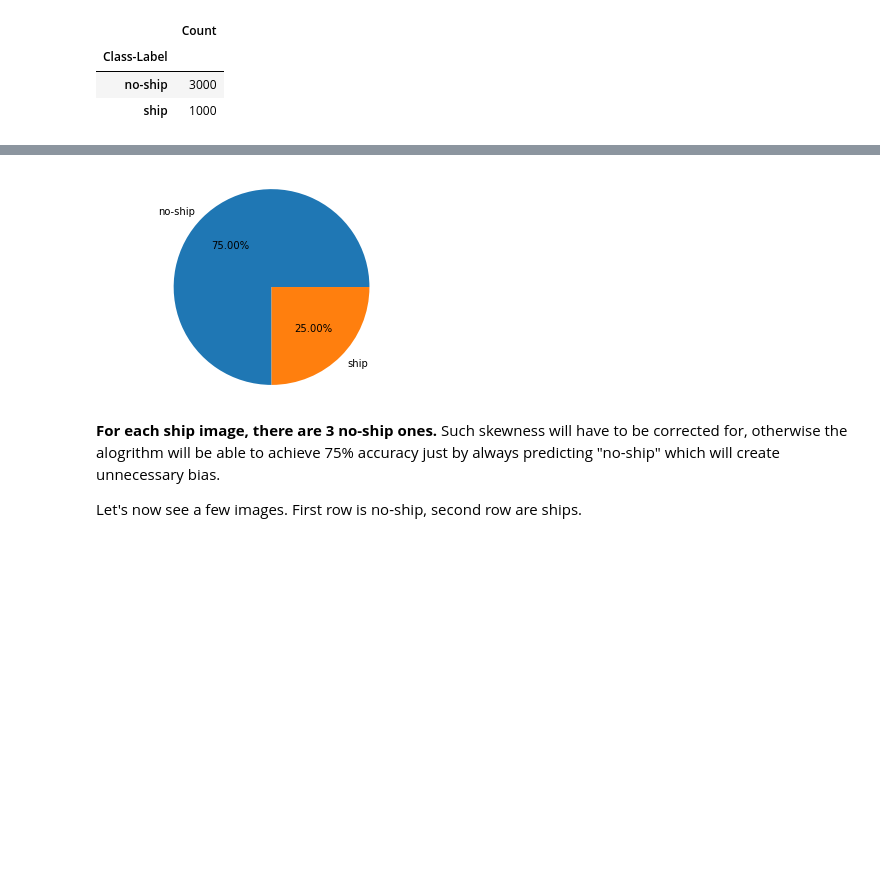
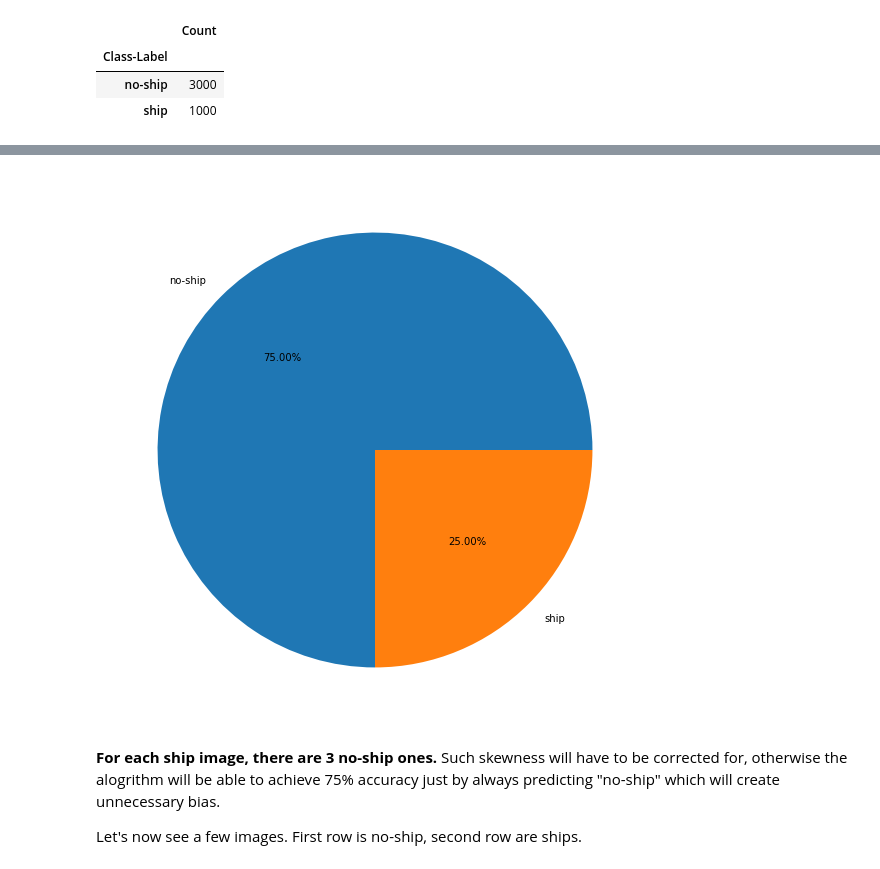
Before and after one commit to dmitrytoda/ships, a Jupyter notebook: ships.ipynb, the cells around one changed output, grey strips where cells are left out. Cells and saved outputs as stored; diff of their text form; code cells hidden in the pictures; blank space fills up the shorter version.

```diff
--- a/ships.ipynb
+++ b/ships.ipynb
@@ -27,2 +58,5 @@ This is an overview of the entire project structure, or pipeline:
+# %%
+mpl.rcParams['figure.figsize'] = (12, 10)
+colors = plt.rcParams['axes.prop_cycle'].by_key()['color']
 # %% [markdown]
 # Working with data
@@ -77,7 +92,7 @@ for folder in os.listdir(data_location):
     pass
 
 images = np.array(images,dtype=np.float32) /255.0 # Normalize data
-labels = np.array(labels,dtype=np.float32)
+labels = np.array(labels,dtype=np.int32)
 
 images.shape, labels.shape
 # %% [output]
@@ -108,11 +123,10 @@ plt.title("distribution of images per class");
 # %%
 plt.pie(count,
        explode=(0,0),
        labels=class_names,
-       autopct="%1.2f%%")
-plt.axis('equal');
+       autopct="%1.2f%%");
 # %% [output]
-[figure, old version]
+[figure, new version]
 # %% [markdown]
 **For each ship image, there are 3 no-ship ones.** Such skewness will have to be corrected for, otherwise the alogrithm will be able to achieve 75% accuracy just by always predicting "no-ship" which will create unnecessary bias.
 
```
Also changed, not shown: parts of 41 cells of this notebook.
